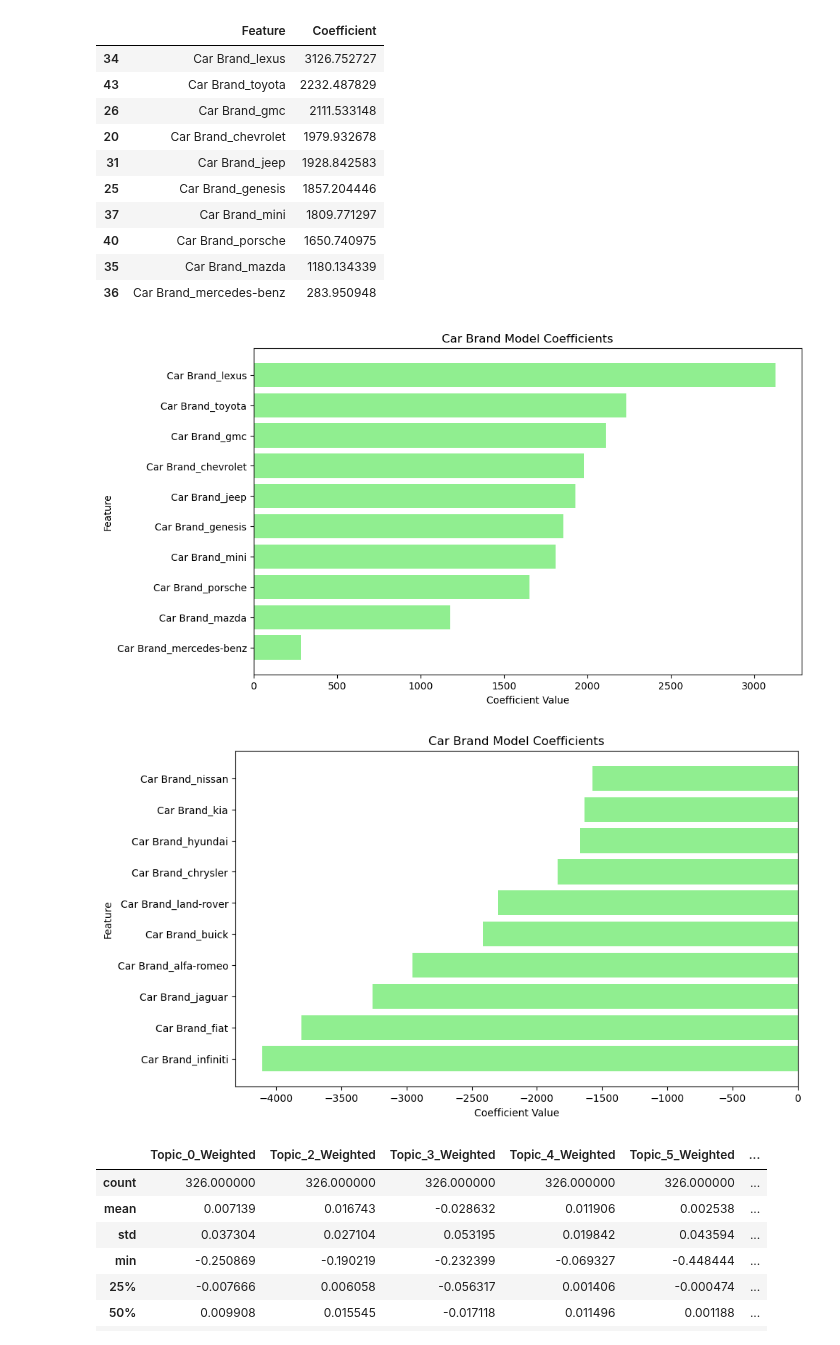
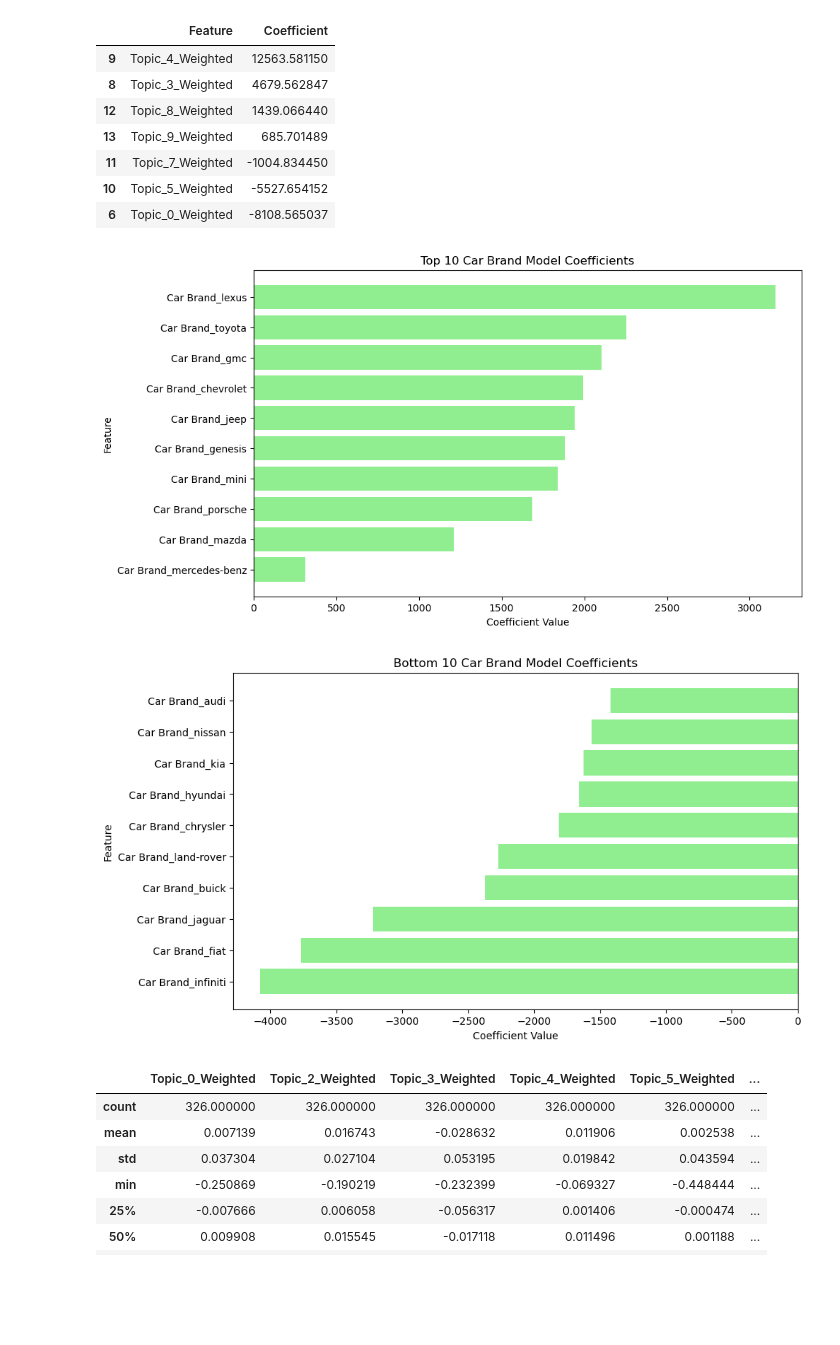
Before and after one commit to ethanrwong/Marketing-Analytics-Group-Project, a Jupyter notebook: Un-Scaled Coefficient LR.ipynb, the cells around one changed output. Saved outputs shown, nothing was run; the diff lists cells and outputs as text; code cells hidden in the pictures; blank space fills up the shorter version.

```diff
--- a/Un-Scaled Coefficient LR.ipynb
+++ b/Un-Scaled Coefficient LR.ipynb
@@ -66,7 +76,7 @@ aggregated_data = df.groupby(['Model Full Name', 'Year']).agg({
     'Drivetrain': 'first'
 }).reset_index()
 
-car_data_encoded_agg = pd.get_dummies(aggregated_data, columns=['Car Brand', 'Drivetrain', 'Vehicle Class'], drop_first=False)
+car_data_encoded_agg = pd.get_dummies(aggregated_data, columns=['Car Brand', 'Drivetrain', 'Vehicle Class'], drop_first=True)
 X = car_data_encoded_agg.drop(columns=['Average KBB Fair Price ($)','Model Full Name'])
 y_price = car_data_encoded_agg['Average KBB Fair Price ($)']
 # %%
@@ -244,16 +278,13 @@ plt.show()
 top_experiential_coefs
 # %% [output]
 |  | Feature | Coefficient |
-| 34 | Car Brand_lexus | 3126.752727 |
-| 43 | Car Brand_toyota | 2232.487829 |
-| 26 | Car Brand_gmc | 2111.533148 |
-| 20 | Car Brand_chevrolet | 1979.932678 |
-| 31 | Car Brand_jeep | 1928.842583 |
-| 25 | Car Brand_genesis | 1857.204446 |
-| 37 | Car Brand_mini | 1809.771297 |
-| 40 | Car Brand_porsche | 1650.740975 |
-| 35 | Car Brand_mazda | 1180.134339 |
-| 36 | Car Brand_mercedes-benz | 283.950948 |
+| 9 | Topic_4_Weighted | 12563.581150 |
+| 8 | Topic_3_Weighted | 4679.562847 |
+| 12 | Topic_8_Weighted | 1439.066440 |
+| 13 | Topic_9_Weighted | 685.701489 |
+| 11 | Topic_7_Weighted | -1004.834450 |
+| 10 | Topic_5_Weighted | -5527.654152 |
+| 6 | Topic_0_Weighted | -8108.565037 |
 # %%
 # Filter for experiental features
 experiential_coefs = coefs[coefs['Feature'].isin(experiential_features[8:])]
@@ -265,29 +296,29 @@ plt.figure(figsize=(10, 6))
 plt.barh(top_experiential_coefs['Feature'], top_experiential_coefs['Coefficient'], color='lightgreen')
 plt.xlabel('Coefficient Value')
 plt.ylabel('Feature')
-plt.title('Car Brand Model Coefficients')
+plt.title('Top 10 Car Brand Model Coefficients')
 plt.axvline(0, color='grey', linewidth=0.8)
 plt.gca().invert_yaxis()
 plt.show()
 # %% [output]
-[figure, old version]
+[figure, new version]
 # %%
 # Filter for experiental features
 experiential_coefs = coefs[coefs['Feature'].isin(experiential_features[8:])]
 
 # Sort by absolute values of coefficients, preserving original signs
 top_experiential_bottom = experiential_coefs.reindex(experiential_coefs['Coefficient'].sort_values(ascending=False).index).tail(10)
 
 plt.figure(figsize=(10, 6))
 plt.barh(top_experiential_bottom['Feature'], top_experiential_bottom['Coefficient'], color='lightgreen')
 plt.xlabel('Coefficient Value')
 plt.ylabel('Feature')
-plt.title('Car Brand Model Coefficients')
+plt.title('Bottom 10 Car Brand Model Coefficients')
 plt.axvline(0, color='grey', linewidth=0.8)
 plt.gca().invert_yaxis()
 plt.show()
 # %% [output]
-[figure, old version]
+[figure, new version]
 # %%
 scaled_df = pd.DataFrame.from_dict(dict(zip(X.columns, X_scaled)))
 # %%
```
Also changed, not shown: parts of 10 cells of this notebook.
